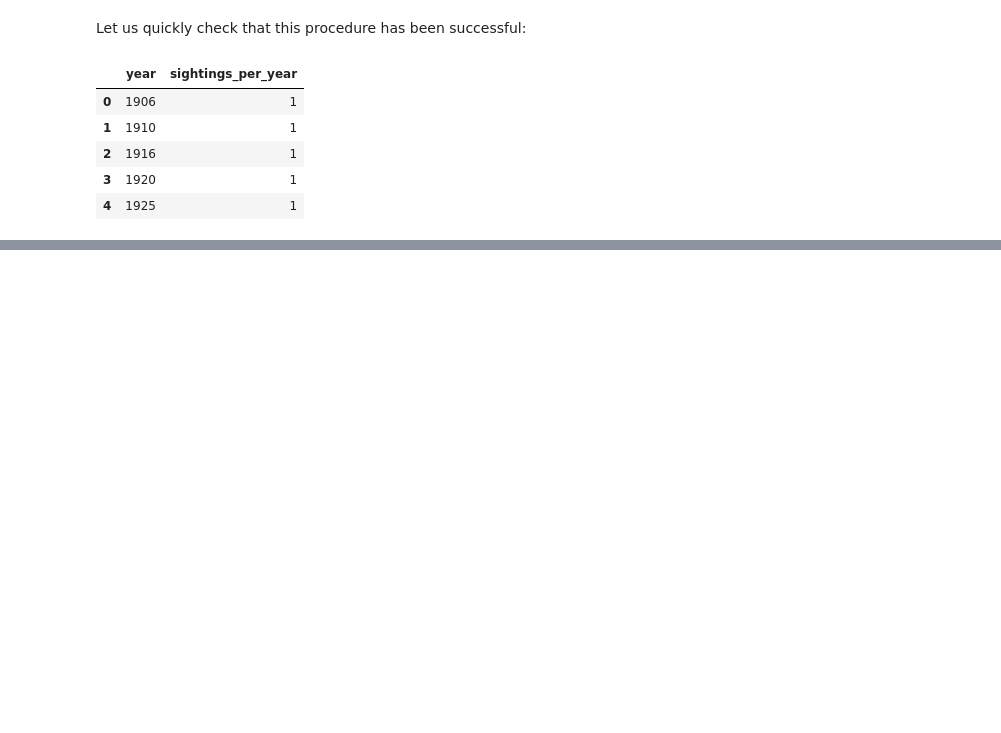
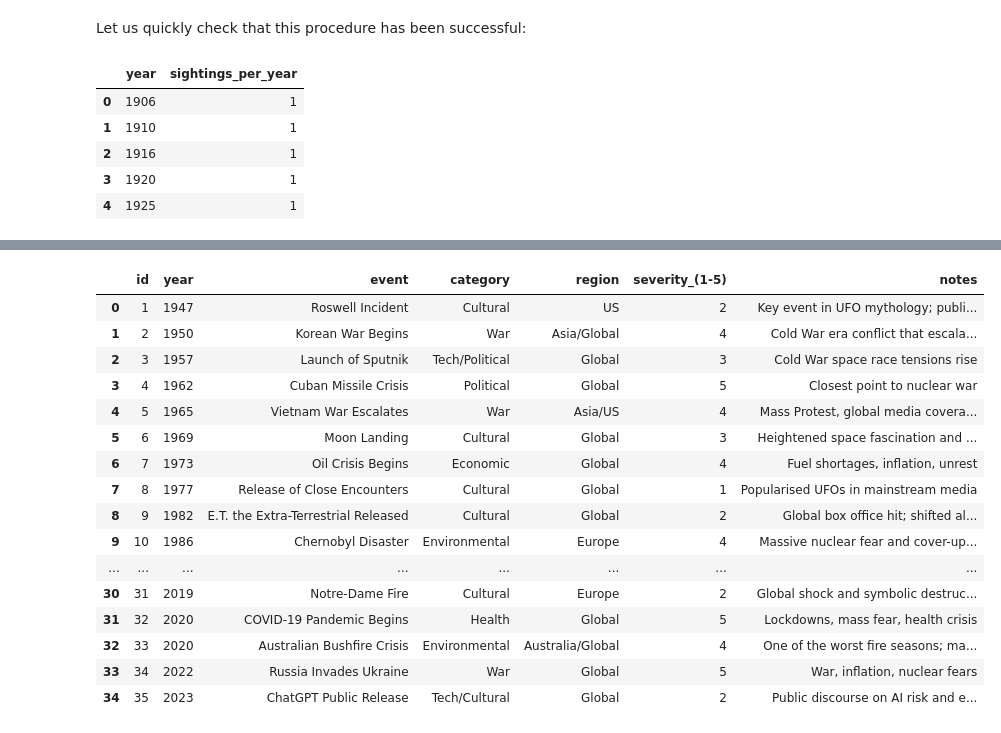
Before and after one commit to Richard-wv/stress_sighting_hypothesis, a Jupyter notebook: jupyter_notebooks/1_data_cleaning.ipynb, the cells around one changed output, grey strips where cells are left out. Drawn from its saved outputs; the diff is of its cells as text; code cells hidden in the pictures; blank space fills up the shorter version.

Commit message:
chore(data cleaning) Clean and align global_stress_events.csv

```diff
--- a/jupyter_notebooks/1_data_cleaning.ipynb
+++ b/jupyter_notebooks/1_data_cleaning.ipynb
@@ -626,0 +694,43 @@ df.to_csv("../data/clean/ufo_data_cleaned.csv", index=False)
+# %%
+stress_df = pd.read_csv("../data/raw/global_stress_events.csv") # Load the global stress events dataset
+stress_df.columns = stress_df.columns.str.strip().str.lower().str.replace(" ", "_") # format column names
+stress_df['year'] = stress_df['year'].astype(int) # convert 'year' column to integer type
+stress_df['severity_(1-5)'] = pd.to_numeric(stress_df['severity_(1-5)'], errors='coerce') # convert 'severity_(1-5)' to numeric
+
+# Summarize stress events by year
+# This will create a DataFrame with the count of stress events and the sum of severity scores
+stress_summary = (
+    stress_df.groupby('year')
+    .agg(
+        stress_event_count=('severity_(1-5)', 'count'),
+        severity_sum=('severity_(1-5)', 'sum')
+    )
+    .reset_index()
+)
+
+# Filter to 1947–2013
+stress_summary = stress_summary[
+    (stress_summary['year'] >= 1947) & (stress_summary['year'] <= 2013)
+]
+# Code provided by ChatGPT for summarizing stress events by year, counting occurrences and summing severity scores
+# %%
+# check the global stress events DataFrame
+stress_df
+# %% [output]
+|  | id | year | event | category | region | severity_(1-5) | notes |
+| 0 | 1 | 1947 | Roswell Incident | Cultural | US | 2 | Key event in UFO mythology; publi... |
+| 1 | 2 | 1950 | Korean War Begins | War | Asia/Global | 4 | Cold War era conflict that escala... |
+| 2 | 3 | 1957 | Launch of Sputnik | Tech/Political | Global | 3 | Cold War space race tensions rise |
+| 3 | 4 | 1962 | Cuban Missile Crisis | Political | Global | 5 | Closest point to nuclear war |
+| 4 | 5 | 1965 | Vietnam War Escalates | War | Asia/US | 4 | Mass Protest, global media covera... |
+| 5 | 6 | 1969 | Moon Landing | Cultural | Global | 3 | Heightened space fascination and ... |
+| 6 | 7 | 1973 | Oil Crisis Begins | Economic | Global | 4 | Fuel shortages, inflation, unrest |
+| 7 | 8 | 1977 | Release of Close Encounters | Cultural | Global | 1 | Popularised UFOs in mainstream media |
+| 8 | 9 | 1982 | E.T. the Extra-Terrestrial Released | Cultural | Global | 2 | Global box office hit; shifted al... |
+| 9 | 10 | 1986 | Chernobyl Disaster | Environmental | Europe | 4 | Massive nuclear fear and cover-up... |
+| ... | ... | ... | ... | ... | ... | ... | ... |
+| 30 | 31 | 2019 | Notre-Dame Fire | Cultural | Europe | 2 | Global shock and symbolic destruc... |
+| 31 | 32 | 2020 | COVID-19 Pandemic Begins | Health | Global | 5 | Lockdowns, mass fear, health crisis |
+| 32 | 33 | 2020 | Australian Bushfire Crisis | Environmental | Australia/Global | 4 | One of the worst fire seasons; ma... |
+| 33 | 34 | 2022 | Russia Invades Ukraine | War | Global | 5 | War, inflation, nuclear fears |
+| 34 | 35 | 2023 | ChatGPT Public Release | Tech/Cultural | Global | 2 | Public discourse on AI risk and e... |
```
Also changed, not shown: parts of 13 cells of this notebook, 3 other files.
